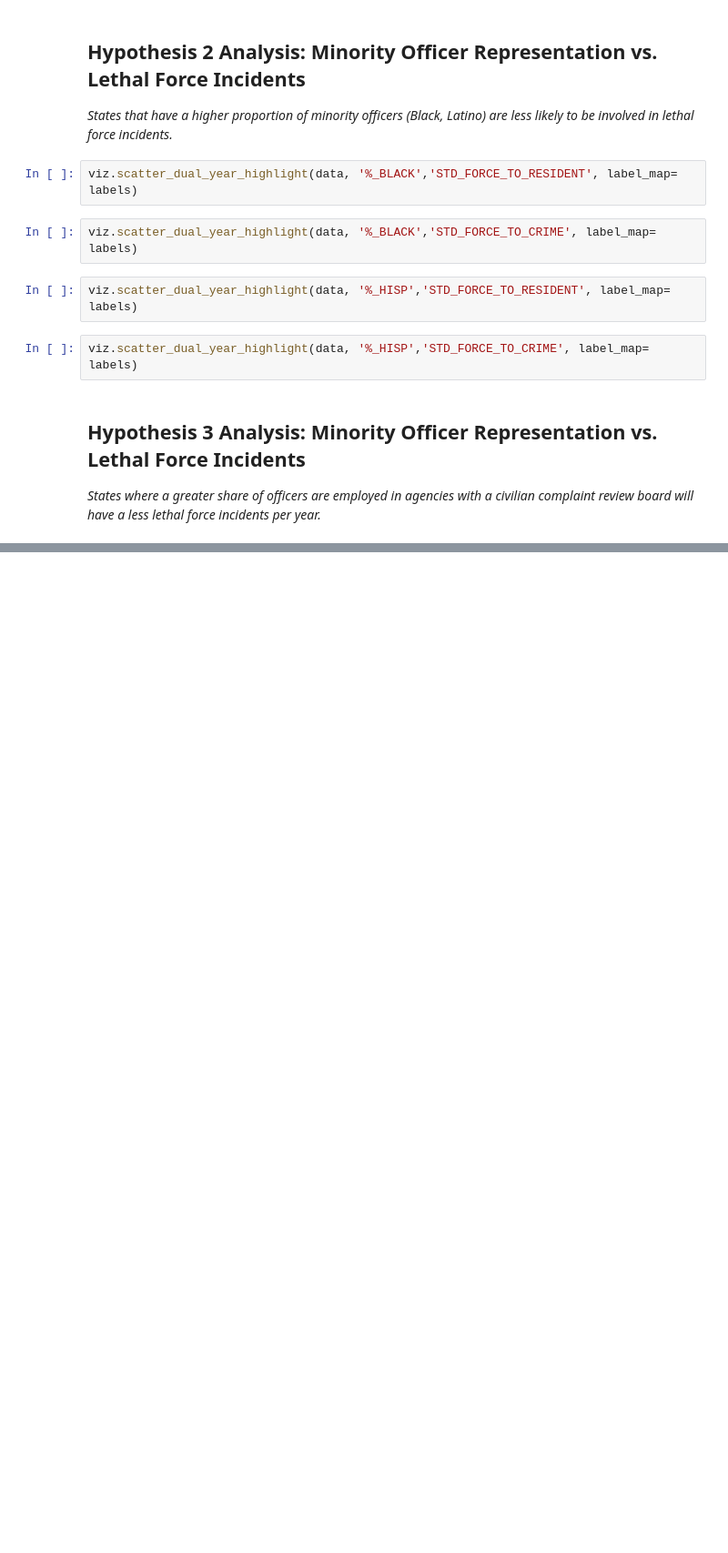
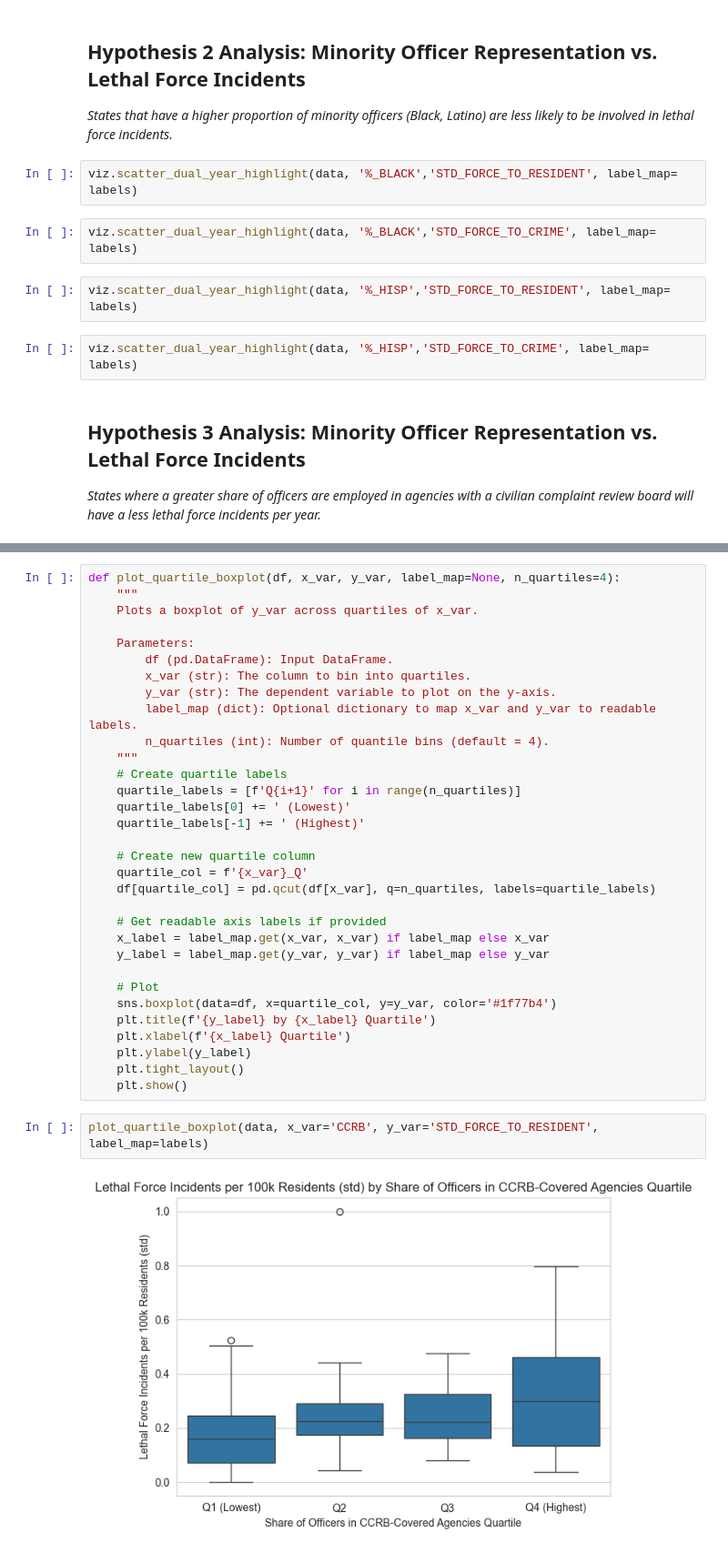
Before and after one commit to manuelarodr/IS597FinalProject, a Jupyter notebook: data_analysis.ipynb, the cells around one changed output, grey strips where cells are left out. Shown at 91% size. Drawn from its saved outputs; the diff is of its cells as text; blank space fills up the shorter version.

```diff
--- a/data_analysis.ipynb
+++ b/data_analysis.ipynb
@@ -44,0 +148,36 @@ viz.scatter_dual_year_highlight(data, 'CCRB','STD_FORCE_TO_CRIME', label_map= la
+# %%
+def plot_quartile_boxplot(df, x_var, y_var, label_map=None, n_quartiles=4):
+    """
+    Plots a boxplot of y_var across quartiles of x_var.
+
+    Parameters:
+        df (pd.DataFrame): Input DataFrame.
+        x_var (str): The column to bin into quartiles.
+        y_var (str): The dependent variable to plot on the y-axis.
+        label_map (dict): Optional dictionary to map x_var and y_var to readable labels.
+        n_quartiles (int): Number of quantile bins (default = 4).
+    """
+    # Create quartile labels
+    quartile_labels = [f'Q{i+1}' for i in range(n_quartiles)]
+    quartile_labels[0] += ' (Lowest)'
+    quartile_labels[-1] += ' (Highest)'
+
+    # Create new quartile column
+    quartile_col = f'{x_var}_Q'
+    df[quartile_col] = pd.qcut(df[x_var], q=n_quartiles, labels=quartile_labels)
+
+    # Get readable axis labels if provided
+    x_label = label_map.get(x_var, x_var) if label_map else x_var
+    y_label = label_map.get(y_var, y_var) if label_map else y_var
+
+    # Plot
+    sns.boxplot(data=df, x=quartile_col, y=y_var, color='#1f77b4')
+    plt.title(f'{y_label} by {x_label} Quartile')
+    plt.xlabel(f'{x_label} Quartile')
+    plt.ylabel(y_label)
+    plt.tight_layout()
+    plt.show()
+# %%
+plot_quartile_boxplot(data, x_var='CCRB', y_var='STD_FORCE_TO_RESIDENT', label_map=labels)
+# %% [output]
+[figure, added]
```
Also changed, not shown: parts of 19 cells of this notebook.
